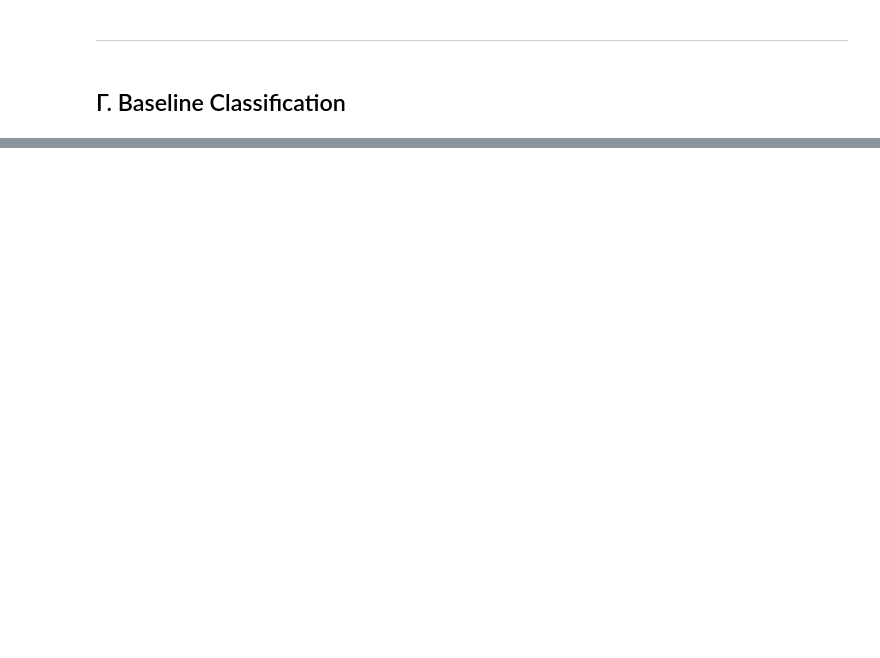
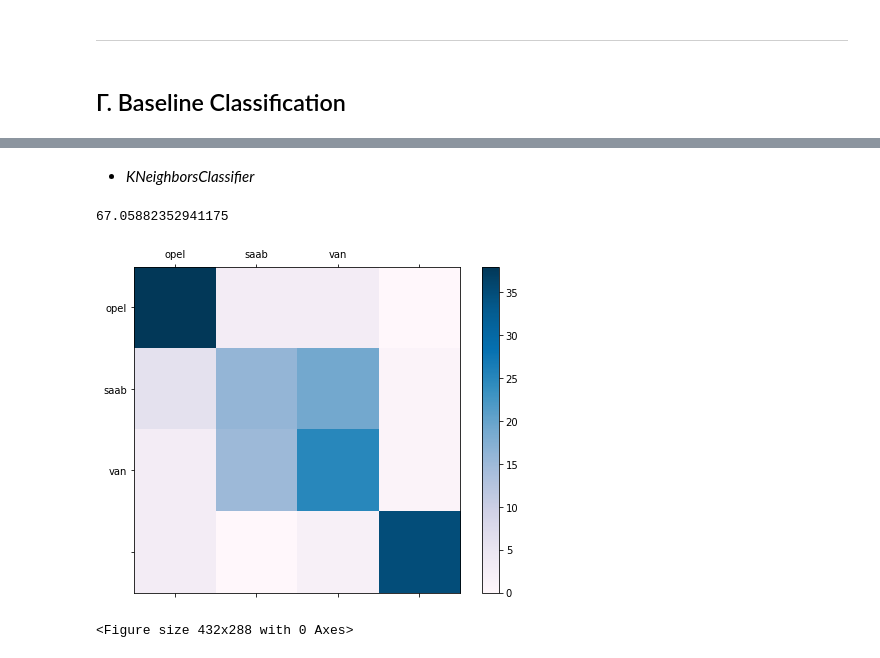
Before and after one commit to sonqo/ntua-ypsilon, a Jupyter notebook: 3_Neural_Networks_Intelligent_Systems/1_Classification/A11_S10.ipynb, the cells around one changed output, grey strips where cells are left out. Cells and saved outputs as stored; diff of their text form; code cells hidden in the pictures; blank space fills up the shorter version.

```diff
--- a/3_Neural_Networks_Intelligent_Systems/1_Classification/A11 - S10.ipynb
+++ b/3_Neural_Networks_Intelligent_Systems/1_Classification/A11_S10.ipynb
@@ -115,0 +179,32 @@ ___
+# %% [markdown]
+- _KNeighborsClassifier_
+# %%
+from sklearn.neighbors import KNeighborsClassifier
+
+knn = KNeighborsClassifier() # default n: 5
+knn.fit(cars_train_set, cars_train_labels) # fitting on train_set
+
+cars_predictions = knn.predict(cars_test_set) # predicting on test_set
+
+target_names = knn.classes_
+
+accuracy_score(cars_test_labels, cars_predictions) * 100
+# %% [output]
+67.05882352941175
+# %%
+matrix = confusion_matrix(cars_test_labels, cars_predictions)
+# %%
+fig = plt.figure(figsize=(8,6))
+ax = fig.add_subplot(111)
+cax = ax.matshow(matrix, cmap=cm.get_cmap('PuBu'))
+fig.colorbar(cax)
+
+ax.set_xticklabels([''] + target_names)
+ax.set_yticklabels([''] + target_names)
+plt.show()
+# %% [output]
+[figure, added]
+# %%
+plt.clf()
+# %% [output]
+<Figure size 432x288 with 0 Axes>
```
Also changed, not shown: parts of 10 cells of this notebook.
